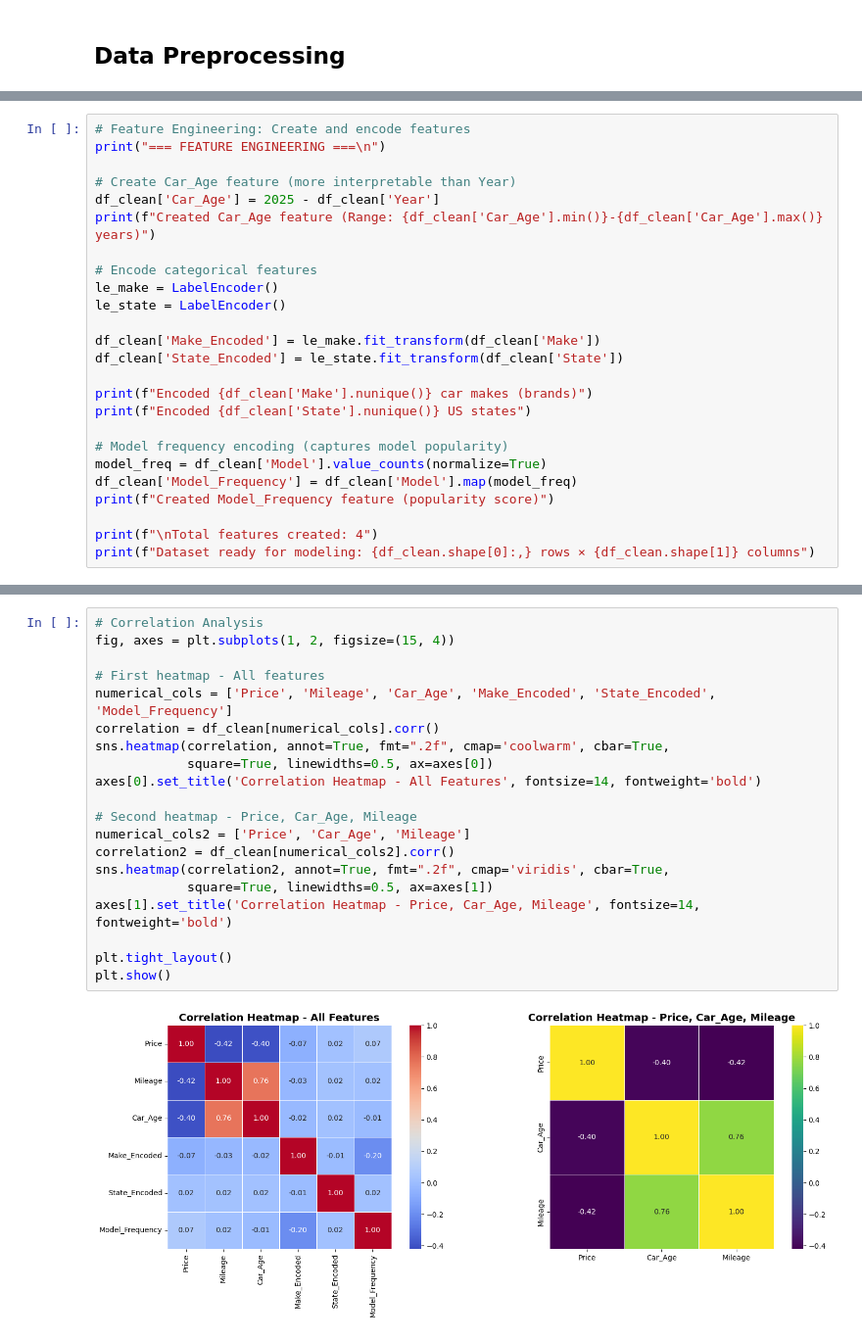
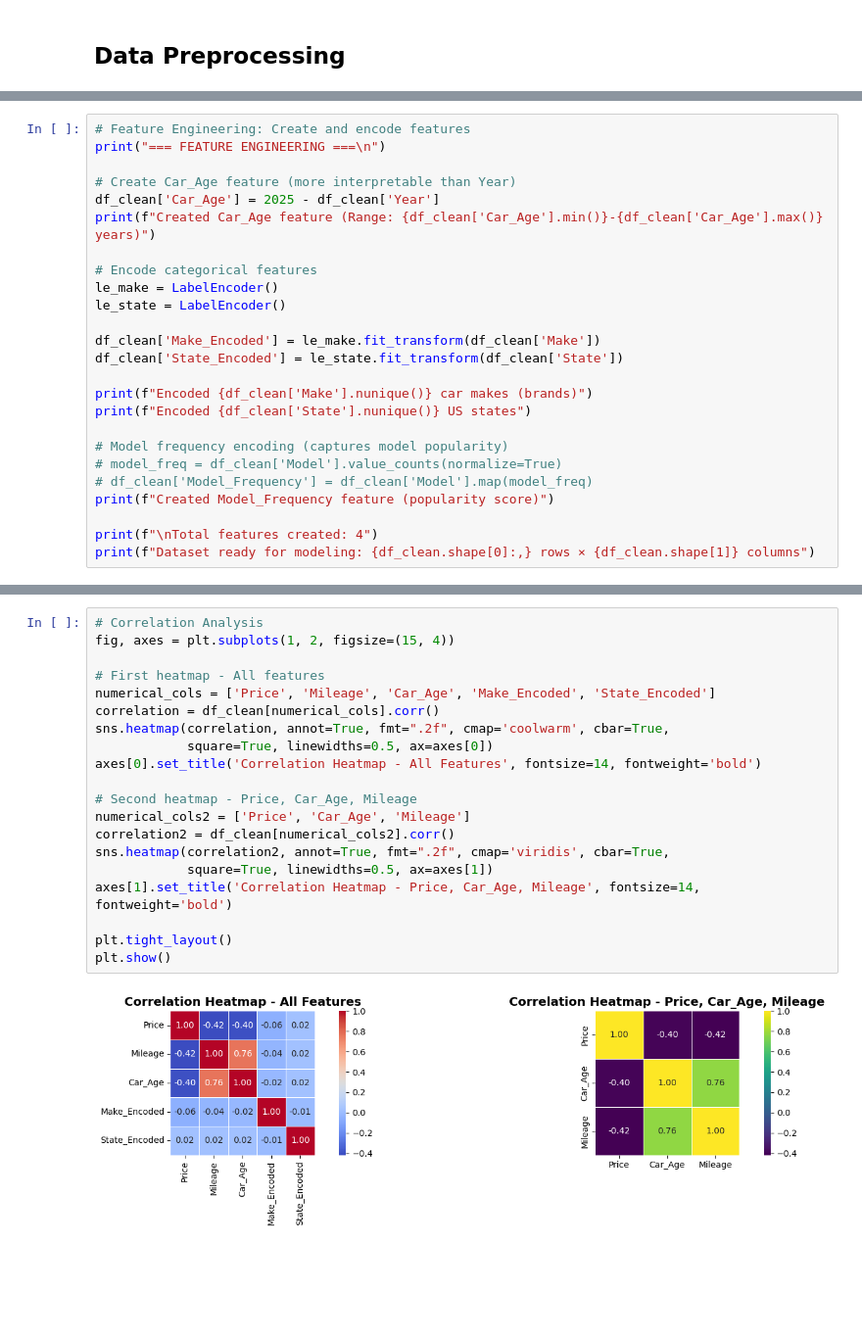
Before and after one commit to prettycoolflacko/Used_car_prediction-DS, a Jupyter notebook: cars.ipynb, the cells around one changed output, grey strips where cells are left out. Shown: that part at 98% size. Cells and saved outputs as stored; diff of their text form; blank space fills up the shorter version.

```diff
--- a/cars.ipynb
+++ b/cars.ipynb
@@ -198,8 +370,8 @@ print(f"Encoded {df_clean['Make'].nunique()} car makes (brands)")
 print(f"Encoded {df_clean['State'].nunique()} US states")
 
 # Model frequency encoding (captures model popularity)
-model_freq = df_clean['Model'].value_counts(normalize=True)
-df_clean['Model_Frequency'] = df_clean['Model'].map(model_freq)
+# model_freq = df_clean['Model'].value_counts(normalize=True)
+# df_clean['Model_Frequency'] = df_clean['Model'].map(model_freq)
 print(f"Created Model_Frequency feature (popularity score)")
 
 print(f"\nTotal features created: 4")
@@ -217,22 +411,22 @@ Dataset ready for modeling: 852,092 rows × 12 columns
 # %%
 # Correlation Analysis
 fig, axes = plt.subplots(1, 2, figsize=(15, 4))
 
 # First heatmap - All features
-numerical_cols = ['Price', 'Mileage', 'Car_Age', 'Make_Encoded', 'State_Encoded', 'Model_Frequency']
+numerical_cols = ['Price', 'Mileage', 'Car_Age', 'Make_Encoded', 'State_Encoded']
 correlation = df_clean[numerical_cols].corr()
 sns.heatmap(correlation, annot=True, fmt=".2f", cmap='coolwarm', cbar=True,
             square=True, linewidths=0.5, ax=axes[0])
 axes[0].set_title('Correlation Heatmap - All Features', fontsize=14, fontweight='bold')
 
 # Second heatmap - Price, Car_Age, Mileage
 numerical_cols2 = ['Price', 'Car_Age', 'Mileage']
 correlation2 = df_clean[numerical_cols2].corr()
 sns.heatmap(correlation2, annot=True, fmt=".2f", cmap='viridis', cbar=True,
             square=True, linewidths=0.5, ax=axes[1])
 axes[1].set_title('Correlation Heatmap - Price, Car_Age, Mileage', fontsize=14, fontweight='bold')
 
 plt.tight_layout()
 plt.show()
 # %% [output]
-[figure, old version]
+[figure, new version]
```
Also changed, not shown: parts of 42 cells of this notebook.
